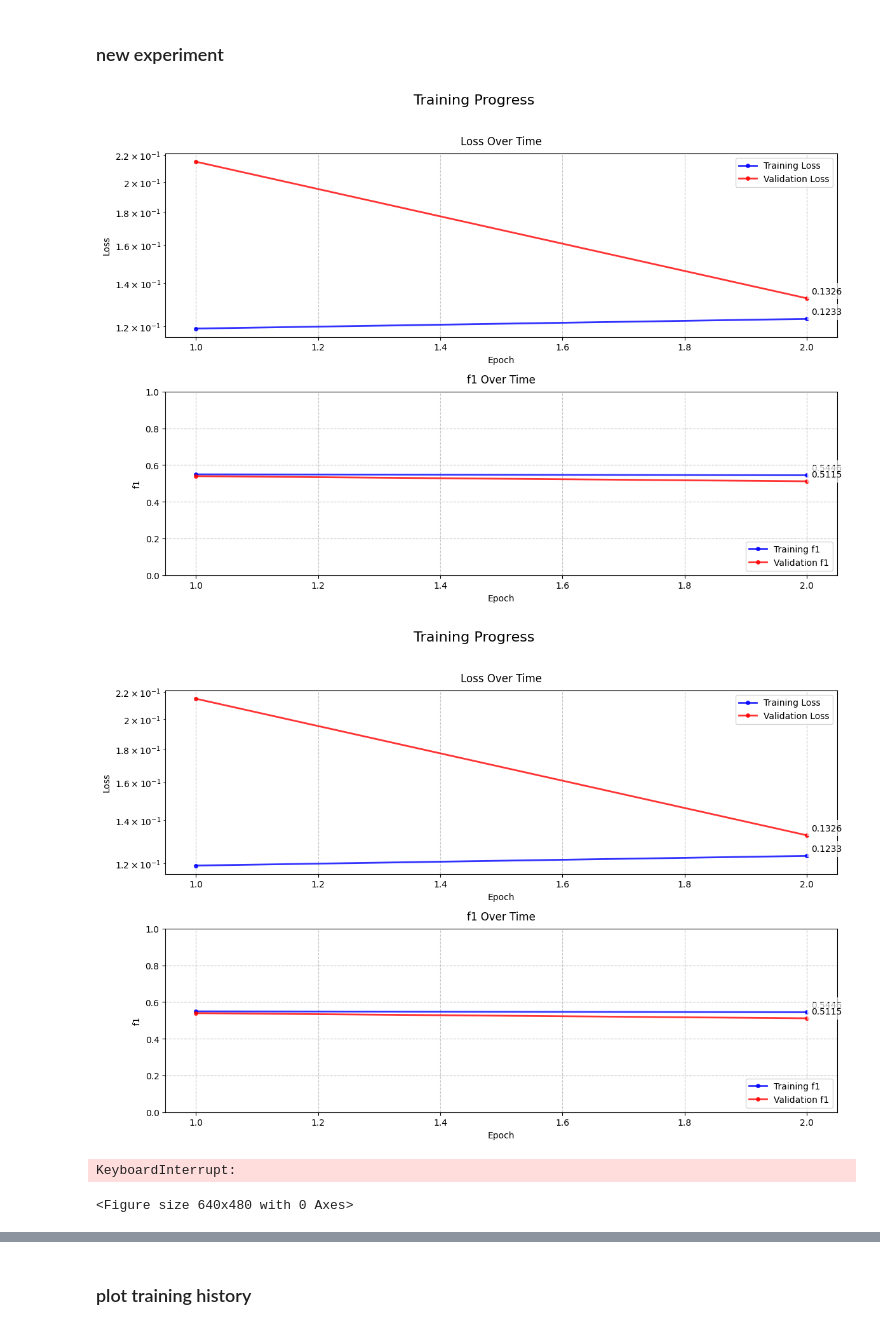
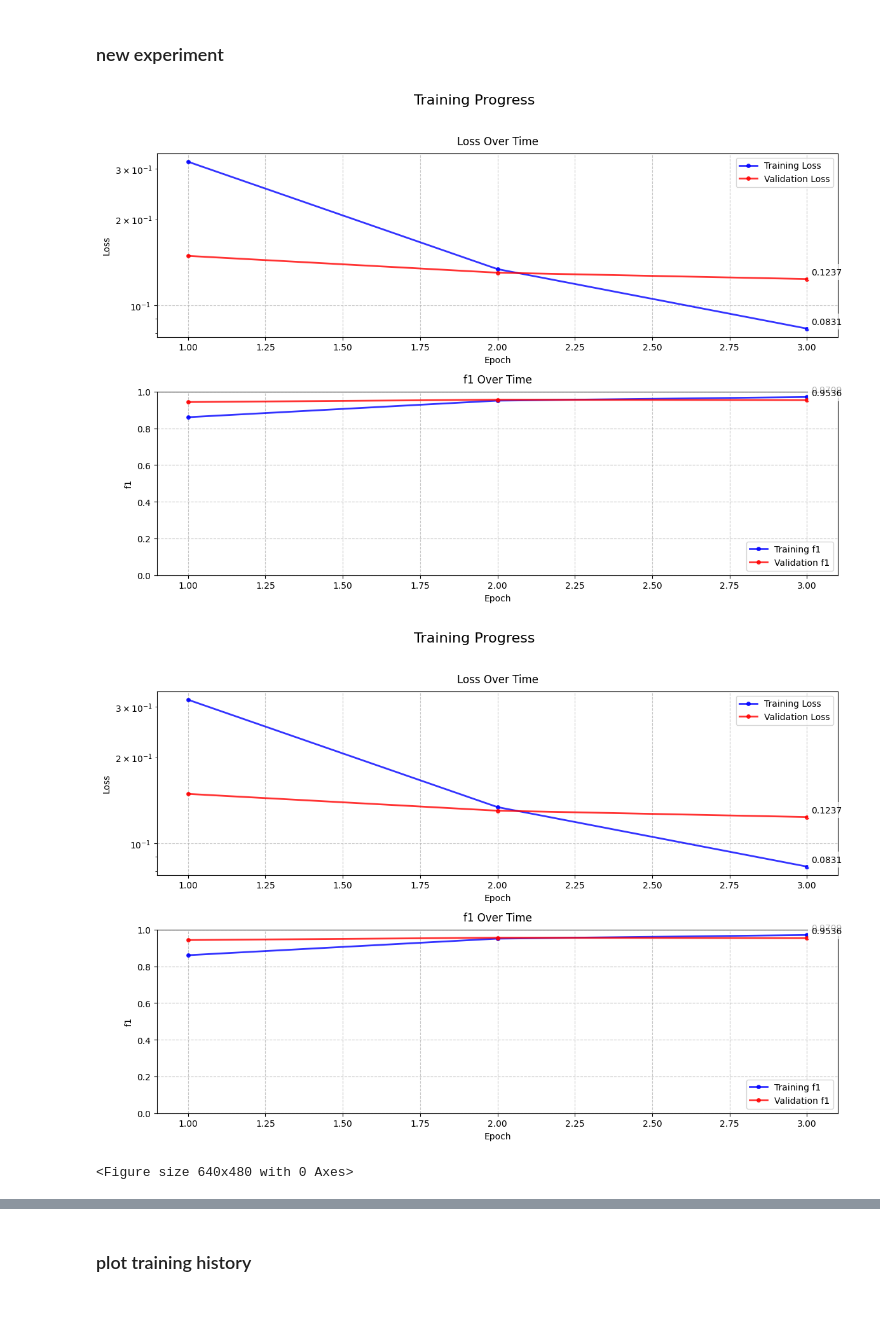
Before and after one commit to Giovannicus/GreenTech-AI, a Jupyter notebook: main.ipynb, the cells around one changed output, grey strips where cells are left out. Drawn from its saved outputs; the diff is of its cells as text; code cells hidden in the pictures.

Commit message:
set 2 classes and good f1

```diff
--- a/main.ipynb
+++ b/main.ipynb
@@ -164,8 +166,7 @@ def train(net, dataloader, criterion, optimizer,device):
     total_f1 = 0
     for inputs, targets in dataloader:
         inputs = inputs.to(device)
-        targets = targets.to(device).float()
-        targets = targets.view(-1, 1)
+        targets = targets.to(device)
 
         output = net(inputs)
 
@@ -177,7 +178,6 @@ def train(net, dataloader, criterion, optimizer,device):
         optimizer.step()
 
         _, preds = torch.max(output.data, 1)
-        preds = (torch.sigmoid(output) > 0.5).float()
         f1 = get_f1(preds, targets)
 
         total_loss += loss.item()
@@ -197,14 +197,12 @@ def test(net, test_loader, criterion,device):
     with torch.no_grad():
         for batch_idx, (data, target) in enumerate(test_loader):
             data = data.to(device)
-            target = target.to(device).float()
-            target = target.view(-1, 1)
+            target = target.to(device)
 
             output = net(data)
             test_loss += criterion(output, target).item()
 
             _, preds = torch.max(output.data, 1)
-            preds = (torch.sigmoid(output) > 0.5).float()
             batch_f1 = get_f1(preds, target)
             test_f1 += batch_f1
 
@@ -226,24 +224,30 @@ def get_f1(preds: torch.Tensor, targets: torch.Tensor, threshold: float = 0.5) -
     device = targets.device
     preds = preds.to(device)
 
-    # preds = manual_one_hot(preds,1)
-    # targets = manual_one_hot(targets,1)
+    preds = manual_one_hot(preds,2)
+    targets = manual_one_hot(targets,2)
+    f1s = []
+    num_classes = preds.shape[1]
+    for class_idx in range(num_classes):
 
-    true_positives = (preds * targets.flatten()).sum()
-    false_positives = (preds * (1 - targets.flatten())).sum()
-    false_negatives = ((1 - preds) * targets.flatten()).sum()
-    total_predicted_p = true_positives+false_positives
-    total_predicted_a = true_positives+false_negatives
+        class_preds = preds[:, class_idx]
+        class_targets = targets[:, class_idx]
 
-    if (total_predicted_a > 0) & (total_predicted_p > 0):
-        precision = true_positives / total_predicted_p
-        accuracy = true_positives/total_predicted_a
-        f1 = 2*accuracy*precision/(precision+accuracy)
+        true_positives = (class_preds * class_targets).sum()
+        false_positives = (class_preds * (1 - class_targets)).sum()
+        false_negatives = ((1 - class_preds) * class_targets).sum()
+        total_predicted_p = true_positives+false_positives
+        total_predicted_a = true_positives+false_negatives
 
-    else:
-        f1 = torch.nan
+        if (total_predicted_a > 0) & (total_predicted_p > 0):
+            precision = true_positives / total_predicted_p
+            accuracy = true_positives/total_predicted_a
+            class_f1 = 2*accuracy*precision/(precision+accuracy)
+        else:
+            class_f1 = torch.nan
+        f1s.append(class_f1)
 
-    f1_tensor = torch.tensor(f1)
+    f1_tensor = torch.tensor(f1s)
     mean_f1 = f1_tensor.nanmean().item()
 
     return mean_f1
@@ -290,7 +294,7 @@ LR_DECAY = 0.99
 DECAY_LR_EVERY_N_EPOCHS = 2
 EXPERIMENT_NAME = 'exp1'
 
-criterion = torch.nn.BCEWithLogitsLoss().to(device)
+criterion = torch.nn.CrossEntropyLoss().to(device)
 logger = get_logger(ch_log_level=logging.INFO, fh_log_level=logging.INFO)
 optimizer = optim.Adam(model.parameters(), lr=LEARNING_RATE)
 
@@ -319,34 +323,33 @@ for epoch in range(exp.epoch, exp.epoch+N_EPOCHS):
 
     monitor.update(
         epoch=epoch,
         train_loss=trn_loss,
         val_loss=val_loss,
         train_f1=trn_f1,
         val_f1=val_f1
     )
 
     exp.save_history('train', trn_loss, trn_f1)
     exp.save_history('val', val_loss, val_f1)
 
     exp.save_weights(model, trn_loss, val_loss, trn_f1, val_f1)
     exp.save_optimizer(optimizer, val_loss)
 
     if (epoch - exp.best_val_loss_epoch) > MAX_PATIENCE:
         logger.info(f"Early Stopping at epoch {epoch} since no better loss found since epoch {exp.best_val_loss_epoch}")
         break
 
     adjust_learning_rate(LEARNING_RATE, LR_DECAY, optimizer,
                          epoch, DECAY_LR_EVERY_N_EPOCHS)
 
     exp.epoch += 1
 
 try:
     monitor.save(os.path.join(exp.history_dir, 'final_training_progress.png'))
     monitor.stop()
 except:
     pass
 # %% [output]
-[figure, old version]
+[figure, new version]
-[figure, old version]
+[figure, new version]
-KeyboardInterrupt:
+<Figure size 640x480 with 0 Axes>
-<Figure size 640x480 with 0 Axes>
```
Also changed, not shown: parts of 3 cells of this notebook, 13 other files.
